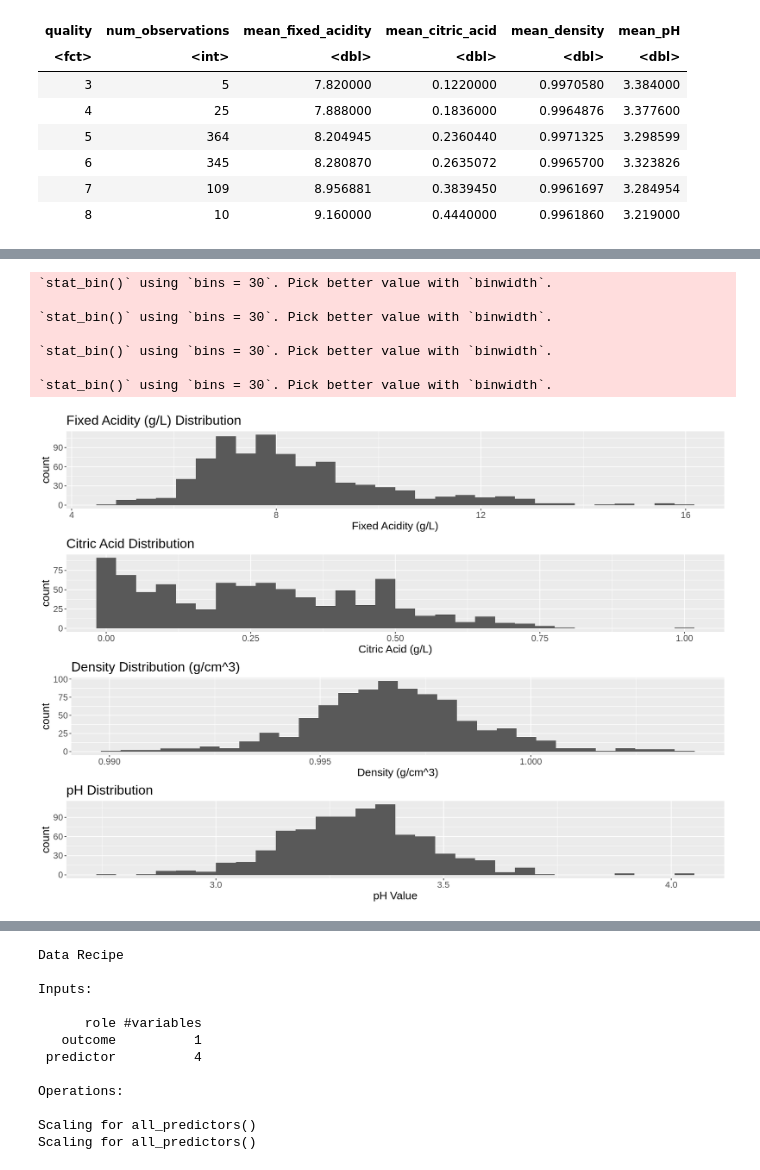
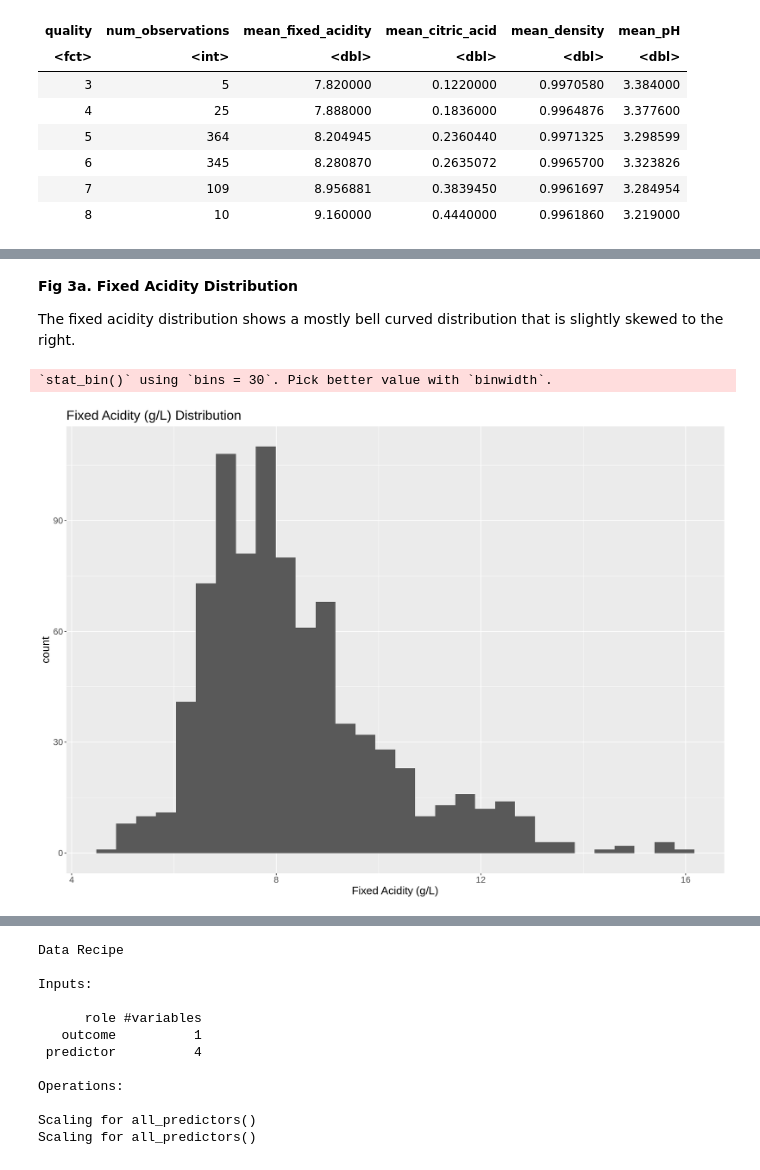
Before and after one commit to allisonml/DSCI-Proposal, a Jupyter notebook: project_proposal.ipynb, the cells around one changed output, grey strips where cells are left out. Saved outputs shown, nothing was run; the diff lists cells and outputs as text; code cells hidden in the pictures.

```diff
--- a/project_proposal.ipynb
+++ b/project_proposal.ipynb
@@ -182,42 +213,19 @@ fixed_citric_plot
+# %% [markdown]
+**Fig 3a. Fixed Acidity Distribution**
+
+The fixed acidity distribution shows a mostly bell curved distribution that is slightly skewed to the right.
 # %%
 options(repr.plot.width=14, repr.plot.height=10)
 
-# Alcohol Percentage Histogram
-pH_hist <- training_data %>%
-    ggplot(aes(x=pH)) +
-    geom_histogram() +
-    theme(text = element_text(size = 16)) +
-    labs(x="pH Value")+
-    ggtitle("pH Distribution")
-# Density Histogram
-density_hist <- training_data %>%
-    ggplot(aes(x=density)) +
-    geom_histogram() +
-    theme(text = element_text(size = 16)) +
-    labs(x="Density (g/cm^3)")+
-    ggtitle("Density Distribution (g/cm^3)")
-# Citric Acid Histogram
-citric_hist <- training_data %>%
-    ggplot(aes(x=citric_acid)) +
-    geom_histogram() +
-    theme(text = element_text(size = 16)) +
-    labs(x="Citric Acid (g/L)")+
-    ggtitle("Citric Acid Distribution")
 # Fixed Acidity Histogram
 fixed_hist <- training_data %>%
     ggplot(aes(x=fixed_acidity)) +
     geom_histogram() +
     theme(text = element_text(size = 16)) +
     labs(x="Fixed Acidity (g/L)")+
     ggtitle("Fixed Acidity (g/L) Distribution")
 
-grid.arrange(fixed_hist, citric_hist, density_hist, pH_hist, ncol = 1)
+fixed_hist
 # %% [output]
 `stat_bin()` using `bins = 30`. Pick better value with `binwidth`.
-
-`stat_bin()` using `bins = 30`. Pick better value with `binwidth`.
-
-`stat_bin()` using `bins = 30`. Pick better value with `binwidth`.
-
-`stat_bin()` using `bins = 30`. Pick better value with `binwidth`.
-[figure, old version]
+[figure, new version]
```
Also changed, not shown: parts of 32 cells of this notebook.
